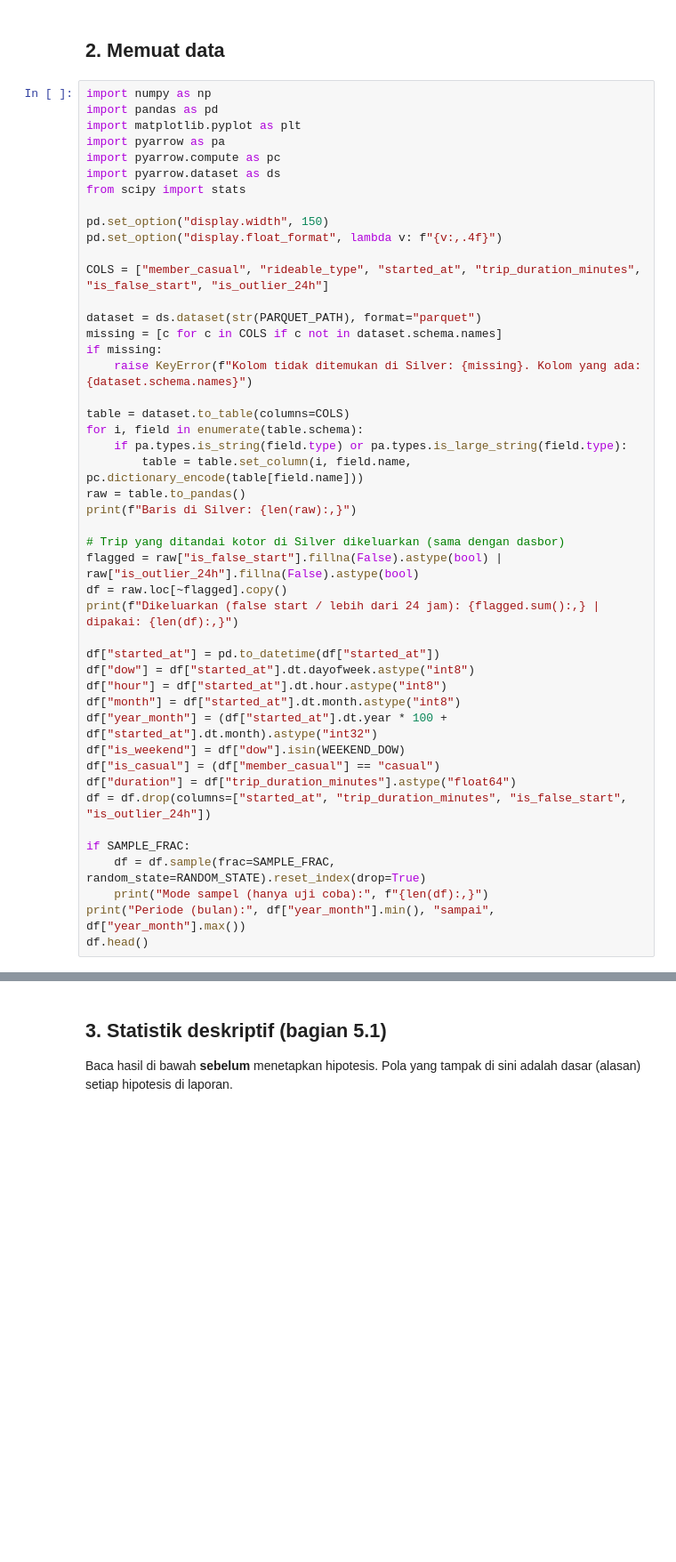
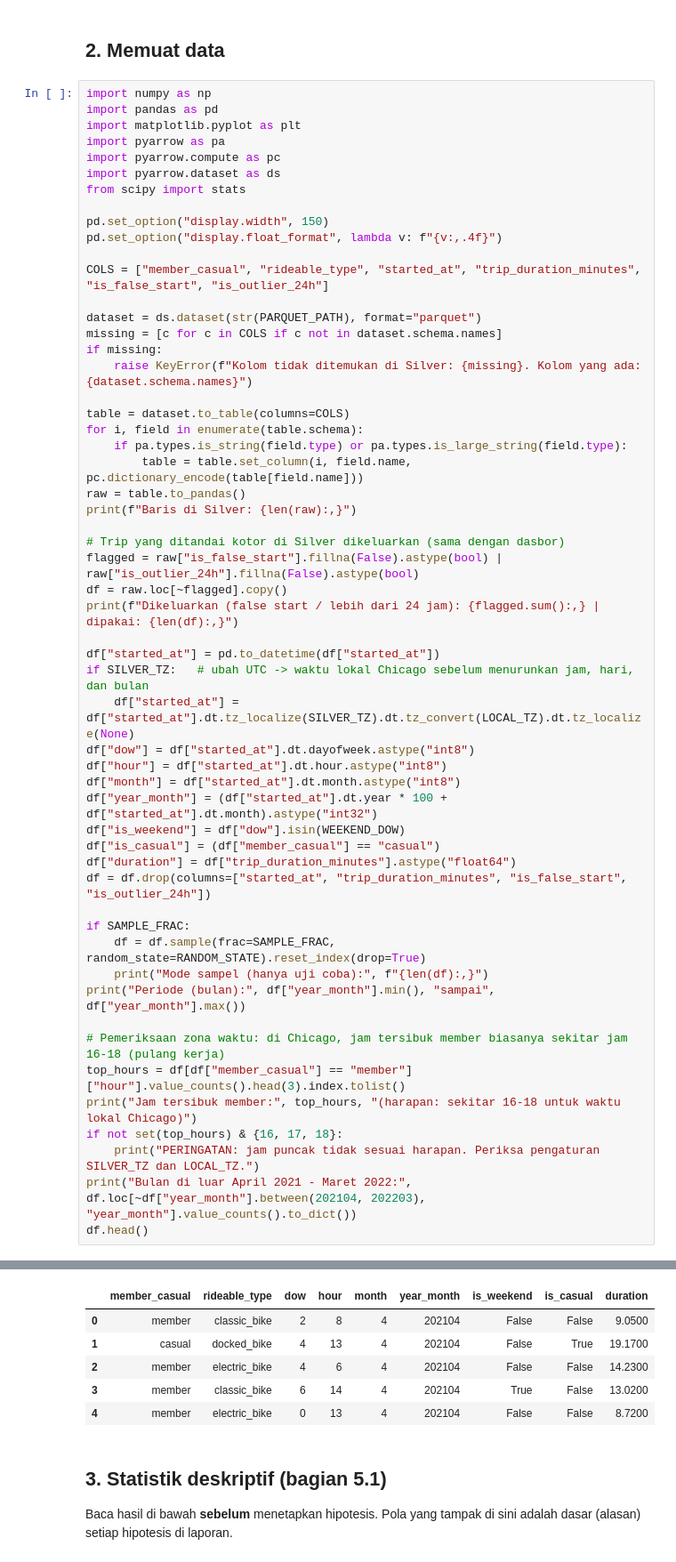
Before and after one commit to erenorren/cyclistic-pipeline, a Jupyter notebook: cyclistic_hipotesis.ipynb, the cells around one changed output, grey strips where cells are left out. Shown at 89% size. Cells and saved outputs as stored; diff of their text form; blank space fills up the shorter version.

```diff
--- a/cyclistic_hipotesis.ipynb
+++ b/cyclistic_hipotesis.ipynb
@@ -68,6 +72,8 @@ df = raw.loc[~flagged].copy()
 print(f"Dikeluarkan (false start / lebih dari 24 jam): {flagged.sum():,} | dipakai: {len(df):,}")
 
 df["started_at"] = pd.to_datetime(df["started_at"])
+if SILVER_TZ:   # ubah UTC -> waktu lokal Chicago sebelum menurunkan jam, hari, dan bulan
+    df["started_at"] = df["started_at"].dt.tz_localize(SILVER_TZ).dt.tz_convert(LOCAL_TZ).dt.tz_localize(None)
 df["dow"] = df["started_at"].dt.dayofweek.astype("int8")
 df["hour"] = df["started_at"].dt.hour.astype("int8")
 df["month"] = df["started_at"].dt.month.astype("int8")
@@ -81,4 +87,12 @@ if SAMPLE_FRAC:
     df = df.sample(frac=SAMPLE_FRAC, random_state=RANDOM_STATE).reset_index(drop=True)
     print("Mode sampel (hanya uji coba):", f"{len(df):,}")
 print("Periode (bulan):", df["year_month"].min(), "sampai", df["year_month"].max())
+
+# Pemeriksaan zona waktu: di Chicago, jam tersibuk member biasanya sekitar jam 16-18 (pulang kerja)
+top_hours = df[df["member_casual"] == "member"]["hour"].value_counts().head(3).index.tolist()
+print("Jam tersibuk member:", top_hours, "(harapan: sekitar 16-18 untuk waktu lokal Chicago)")
+if not set(top_hours) & {16, 17, 18}:
+    print("PERINGATAN: jam puncak tidak sesuai harapan. Periksa pengaturan SILVER_TZ dan LOCAL_TZ.")
+print("Bulan di luar April 2021 - Maret 2022:", df.loc[~df["year_month"].between(202104, 202203), "year_month"].value_counts().to_dict())
 df.head()
+# %% [output]
@@ -85,3 +104,9 @@ df.head()
+|  | member_casual | rideable_type | dow | hour | month | year_month | is_weekend | is_casual | duration |
+| 0 | member | classic_bike | 2 | 8 | 4 | 202104 | False | False | 9.0500 |
+| 1 | casual | docked_bike | 4 | 13 | 4 | 202104 | False | True | 19.1700 |
+| 2 | member | electric_bike | 4 | 6 | 4 | 202104 | False | False | 14.2300 |
+| 3 | member | classic_bike | 6 | 14 | 4 | 202104 | True | False | 13.0200 |
+| 4 | member | electric_bike | 0 | 13 | 4 | 202104 | False | False | 8.7200 |
 # %% [markdown]
 ## 3. Statistik deskriptif (bagian 5.1)
 
```
Also changed, not shown: parts of 5 cells of this notebook, 13 other files.
